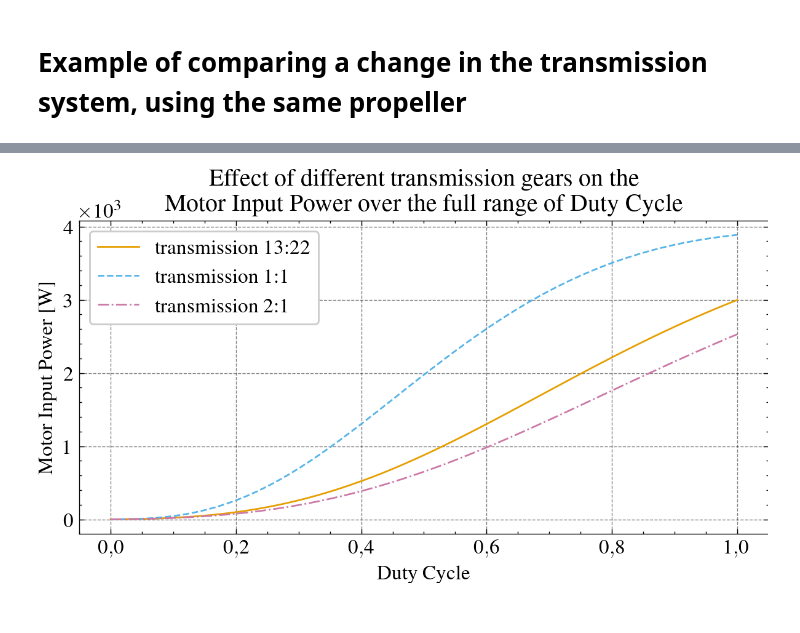
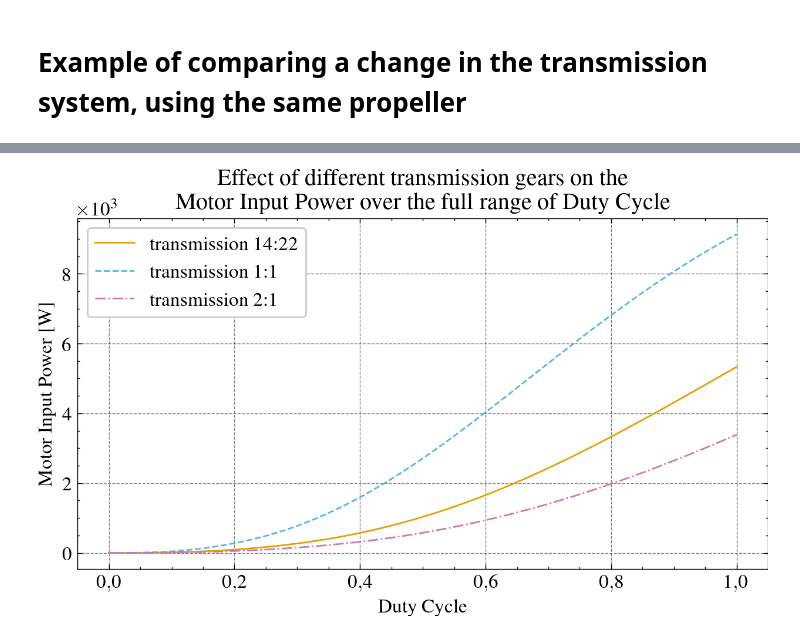
Before and after one commit to joaoantoniocardoso/solarboat_simulator, a Jupyter notebook: models/2020/boat/solar_boat_another_transmission.ipynb, the cells around one changed output, grey strips where cells are left out. Cells and saved outputs as stored; diff of their text form; code cells hidden in the pictures.

Commit message:
Rework solar_boat results and application example

```diff
--- a/models/2020/boat/solar_boat_another_transmission.ipynb
+++ b/models/2020/boat/solar_boat_another_transmission.ipynb
@@ -46,0 +19,5 @@ solar_boat_params = generation_params | battery_params | propulsion_params
+# %%
+solar_boat_params = load_model_params_from_json(
+    "../../../models/2020/boat/solar_boat_params.json"
+)
+solar_boat_params
@@ -180,10 +62,10 @@ race_duration = timedelta(minutes=1)
 timestamp = pd.date_range(start=start_date, end=start_date + race_duration, freq='s')
 
 irradiation = 0
-solar_poa = np.ones(timestamp.shape) * irradiation
+pv_g = np.ones(timestamp.shape) * irradiation
 
 esc_d = np.linspace(0, 1, timestamp.size)
 
-df = pd.DataFrame(dict(timestamp=timestamp, solar_poa=solar_poa, esc_d=esc_d)).set_index('timestamp')
+df = pd.DataFrame(dict(timestamp=timestamp, pv_g=pv_g, esc_d=esc_d)).set_index('timestamp')
 df
 # %% [output]
@@ -306,101 +165,92 @@ plt.show()
 # %%
 plt.figure()
-plt.plot(results_transmission_1['D'], results_transmission_1['motor_v'], label='transmission 13:22')
-plt.plot(results_transmission_2['D'], results_transmission_2['motor_v'], label='transmission 1:1')
-plt.plot(results_transmission_3['D'], results_transmission_3['motor_v'], label='transmission 2:1')
+plt.plot(results_transmission_1['esc_d'], results_transmission_1['motor_v'], label='transmission 14:22')
+plt.plot(results_transmission_2['esc_d'], results_transmission_2['motor_v'], label='transmission 1:1')
+plt.plot(results_transmission_3['esc_d'], results_transmission_3['motor_v'], label='transmission 2:1')
 plt.xlabel("Duty Cycle")
 plt.ylabel("Motor Voltage [V]")
 plt.title("Effect of different transmission gears on the \nMotor Voltage over the full range of Duty Cycle")
 plt.legend()
-plt.tight_layout()
-plt.show()
+plt.show();
 
 plt.figure()
-plt.plot(results_transmission_1['D'], results_transmission_1['motor_i'], label='transmission 13:22')
-plt.plot(results_transmission_2['D'], results_transmission_2['motor_i'], label='transmission 1:1')
-plt.plot(results_transmission_3['D'], results_transmission_3['motor_i'], label='transmission 2:1')
+plt.plot(results_transmission_1['esc_d'], results_transmission_1['motor_i'], label='transmission 14:22')
+plt.plot(results_transmission_2['esc_d'], results_transmission_2['motor_i'], label='transmission 1:1')
+plt.plot(results_transmission_3['esc_d'], results_transmission_3['motor_i'], label='transmission 2:1')
 plt.xlabel("Duty Cycle")
 plt.ylabel("Motor Current [A]")
 plt.title("Effect of different transmission gears on the \nMotor Current over the full range of Duty Cycle")
 plt.legend()
-plt.tight_layout()
-plt.show()
+plt.show();
 
 plt.figure()
-plt.plot(results_transmission_1['D'], results_transmission_1['motor_p_in'], label='transmission 13:22')
-plt.plot(results_transmission_2['D'], results_transmission_2['motor_p_in'], label='transmission 1:1')
-plt.plot(results_transmission_3['D'], results_transmission_3['motor_p_in'], label='transmission 2:1')
+plt.plot(results_transmission_1['esc_d'], results_transmission_1['motor_p_in'], label='transmission 14:22')
+plt.plot(results_transmission_2['esc_d'], results_transmission_2['motor_p_in'], label='transmission 1:1')
+plt.plot(results_transmission_3['esc_d'], results_transmission_3['motor_p_in'], label='transmission 2:1')
 plt.xlabel("Duty Cycle")
 plt.ylabel("Motor Input Power [W]")
 plt.title("Effect of different transmission gears on the \nMotor Input Power over the full range of Duty Cycle")
 plt.legend()
-plt.tight_layout()
-plt.show()
+plt.show();
 
 
 plt.figure()
-plt.plot(results_transmission_1['D'], results_transmission_1['motor_w'] * 30 / np.pi, label='transmission 13:22')
-plt.plot(results_transmission_2['D'], results_transmission_2['motor_w'] * 30 / np.pi, label='transmission 1:1')
-plt.plot(results_transmission_3['D'], results_transmission_3['motor_w'] * 30 / np.pi, label='transmission 2:1')
+plt.plot(results_transmission_1['esc_d'], results_transmission_1['motor_w'] * 30 / np.pi, label='transmission 14:22')
+plt.plot(results_transmission_2['esc_d'], results_transmission_2['motor_w'] * 30 / np.pi, label='transmission 1:1')
+plt.plot(results_transmission_3['esc_d'], results_transmission_3['motor_w'] * 30 / np.pi, label='transmission 2:1')
 plt.xlabel("Duty Cycle")
 plt.ylabel("Motor Speed [RPM]")
 plt.title("Effect of different transmission gears on the \nMotor Speed over the full range of Duty Cycle")
 plt.legend()
-plt.tight_layout()
-plt.show()
+plt.show();
 
 plt.figure()
-plt.plot(results_transmission_1['D'], results_transmission_1['motor_q'], label='transmission 13:22')
-plt.plot(results_transmission_2['D'], results_transmission_2['motor_q'], label='transmission 1:1')
-plt.plot(results_transmission_3['D'], results_transmission_3['motor_q'], label='transmission 2:1')
+plt.plot(results_transmission_1['esc_d'], results_transmission_1['motor_q_load'], label='transmission 14:22')
+plt.plot(results_transmission_2['esc_d'], results_transmission_2['motor_q_load'], label='transmission 1:1')
+plt.plot(results_transmission_3['esc_d'], results_transmission_3['motor_q_load'], label='transmission 2:1')
 plt.xlabel("Duty Cycle")
 plt.ylabel("Motor Torque [Nm]")
 plt.title("Effect of different transmission gears on the \nMotor Torque over the full range of Duty Cycle")
 plt.legend()
-plt.tight_layout()
-plt.show()
+plt.show();
 
 plt.figure()
-plt.plot(results_transmission_1['D'], results_transmission_1['motor_p_out'], label='transmission 13:22')
-plt.plot(results_transmission_2['D'], results_transmission_2['motor_p_out'], label='transmission 1:1')
-plt.plot(results_transmission_3['D'], results_transmission_3['motor_p_out'], label='transmission 2:1')
+plt.plot(results_transmission_1['esc_d'], results_transmission_1['motor_p_out'], label='transmission 14:22')
+plt.plot(results_transmission_2['esc_d'], results_transmission_2['motor_p_out'], label='transmission 1:1')
+plt.plot(results_transmission_3['esc_d'], results_transmission_3['motor_p_out'], label='transmission 2:1')
 plt.xlabel("Duty Cycle")
 plt.ylabel("Motor Output Power [W]")
 plt.title("Effect of different transmission gears on the \nMotor Output Power over the full range of Duty Cycle")
 plt.legend()
-plt.tight_layout()
-plt.show()
+plt.show();
 
 plt.figure()
-plt.plot(results_transmission_1['D'], results_transmission_1['motor_eta'], label='transmission 13:22')
-plt.plot(results_transmission_2['D'], results_transmission_2['motor_eta'], label='transmission 1:1')
-plt.plot(results_transmission_3['D'], results_transmission_3['motor_eta'], label='transmission 2:1')
+plt.plot(results_transmission_1['esc_d'], results_transmission_1['motor_eta'], label='transmission 14:22')
+plt.plot(results_transmission_2['esc_d'], results_transmission_2['motor_eta'], label='transmission 1:1')
+plt.plot(results_transmission_3['esc_d'], results_transmission_3['motor_eta'], label='transmission 2:1')
 plt.xlabel("Duty Cycle")
 plt.ylabel("Motor Efficiency")
 plt.title("Effect of different transmission gears on the \nMotor Efficiency over the full range of Duty Cycle")
 plt.legend()
-plt.tight_layout()
-plt.show()
+plt.show();
 
 plt.figure()
-plt.plot(results_transmission_1['motor_p_in'], results_transmission_1['motor_eta'], label='transmission 13:22')
+plt.plot(results_transmission_1['motor_p_in'], results_transmission_1['motor_eta'], label='transmission 14:22')
 plt.plot(results_transmission_2['motor_p_in'], results_transmission_2['motor_eta'], label='transmission 1:1')
 plt.plot(results_transmission_3['motor_p_in'], results_transmission_3['motor_eta'], label='transmission 2:1')
 plt.xlabel("Motor Input Power [W]")
 plt.ylabel("Motor Efficiency")
 plt.title("Effect of different transmission gears on the \nMotor Efficiency over the full range of Duty Cycle")
 plt.legend()
-plt.tight_layout()
-plt.show()
+plt.show();
 
 plt.figure()
-plt.plot(results_transmission_1['motor_p_out'], results_transmission_1['motor_eta'], label='transmission 13:22')
+plt.plot(results_transmission_1['motor_p_out'], results_transmission_1['motor_eta'], label='transmission 14:22')
 plt.plot(results_transmission_2['motor_p_out'], results_transmission_2['motor_eta'], label='transmission 1:1')
 plt.plot(results_transmission_3['motor_p_out'], results_transmission_3['motor_eta'], label='transmission 2:1')
 plt.xlabel("Motor Output Power [W]")
 plt.ylabel("Motor Efficiency")
 plt.title("Effect of different transmission gears on the \nMotor Efficiency over the full range of Duty Cycle")
 plt.legend()
-plt.tight_layout()
-plt.show()
+plt.show();
 # %% [output]
@@ -409 +259 @@ plt.show()
-[figure, old version]
+[figure, new version]
```
Also changed, not shown: parts of 19 cells of this notebook, 6 other files.
